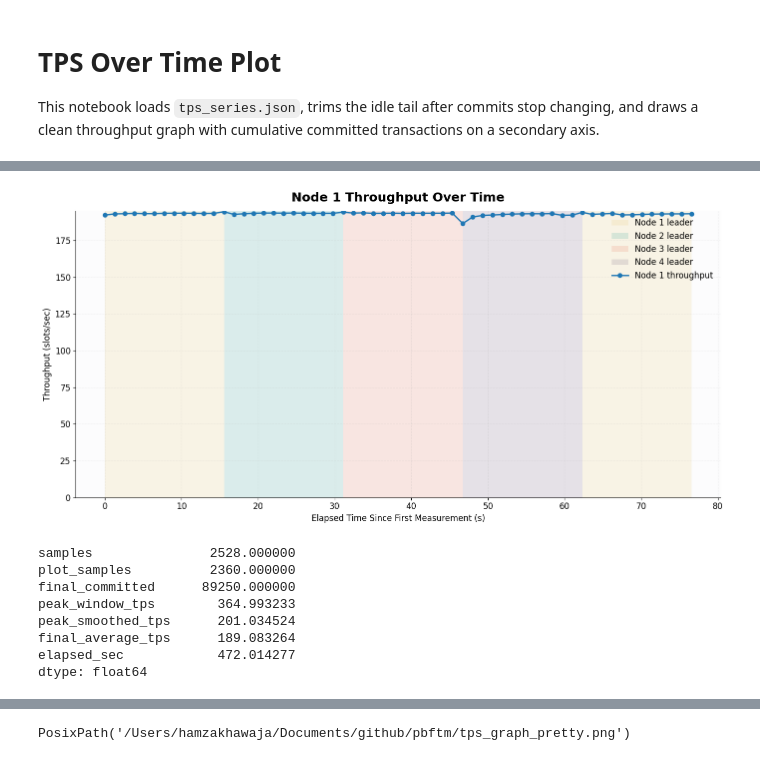
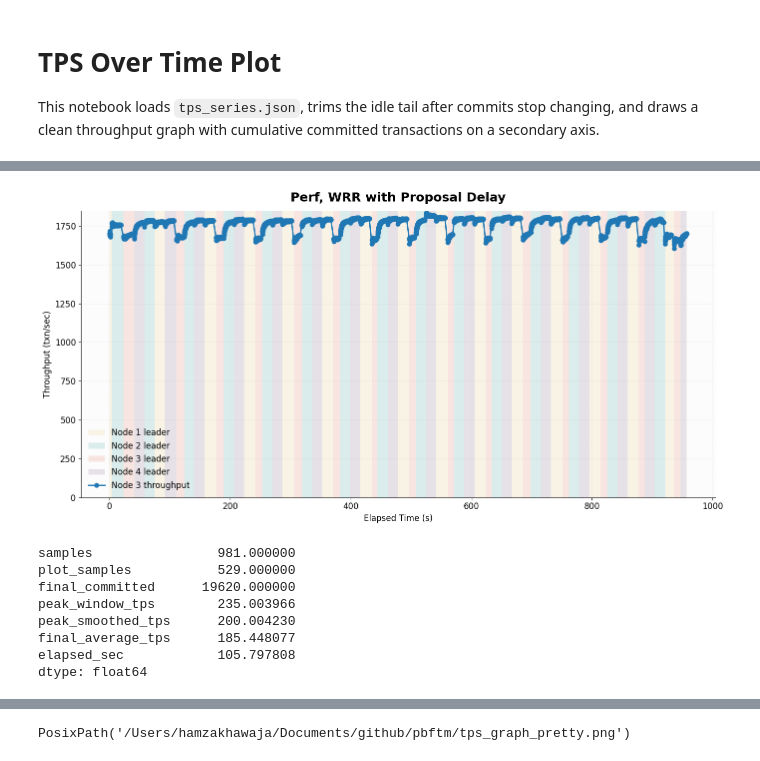
Before and after one commit to Michael112233/pbft, a Jupyter notebook: plot_tps_series.ipynb, the cells around one changed output, grey strips where cells are left out. Saved outputs shown, nothing was run; the diff lists cells and outputs as text; code cells hidden in the pictures.

```diff
--- a/plot_tps_series.ipynb
+++ b/plot_tps_series.ipynb
@@ -23,17 +23,35 @@ plt.rcParams.update({
 })
 # %%
 # Change this to pick which node throughput CSV to plot.
-node_id = 1
+node_id = 3
 
-throughput_csv_path = Path("logs") / f"node_{node_id}_throughput.csv"
+view_start = 20
+
+view_end = 30
+
+throughput_csv_path = Path("p_wrr_perf_dl") / f"node_{node_id}_throughput.csv"
 assert throughput_csv_path.exists(), f"Missing file: {throughput_csv_path.resolve()}"
 
 throughput_df = pd.read_csv(throughput_csv_path)
 throughput_df["time"] = pd.to_datetime(throughput_df["time"])
-throughput_df = throughput_df.sort_values("time").reset_index(drop=True)
+
+throughput_df = throughput_df.sort_values(["time"]).reset_index(drop=True)
+
+# Remove the first 3 seconds of measurements from each view.
+throughput_df = throughput_df[throughput_df["elapsed_seconds"] >= 2].copy()
+throughput_df = throughput_df.reset_index(drop=True)
+
+# throughput_df = throughput_df[
+#     throughput_df["view"].between(view_start, view_end)
+# ].copy()
+
+
+
 throughput_df["elapsed_from_first_sec"] = (
     throughput_df["time"] - throughput_df["time"].iloc[0]
 ).dt.total_seconds()
+
+# throughput_df.to_csv(f"logs/node_{node_id}_throughput_cleaned.csv", index=False)
 
 display(throughput_df.head())
 
@@ -82,9 +100,9 @@ ax.plot(
     label=f"Node {node_id} throughput",
 )
 
-ax.set_title(f"Node {node_id} Throughput Over Time", fontsize=18, weight="bold", pad=14)
-ax.set_xlabel("Elapsed Time Since First Measurement (s)")
-ax.set_ylabel("Throughput (slots/sec)")
+ax.set_title(f"Perf, WRR with Proposal Delay", fontsize=18, weight="bold", pad=14)
+ax.set_xlabel("Elapsed Time (s)")
+ax.set_ylabel("Throughput (txn/sec)")
 ax.set_ylim(bottom=0)
 ax.legend(frameon=False)
 
@@ -100,6 +118,6 @@ plt.show()
-[figure, old version]
+[figure, new version]
 # %%
-json_path = Path("perfxo.json")
+json_path = Path("check.json")
 assert json_path.exists(), f"Missing file: {json_path.resolve()}"
 
 with json_path.open() as f:
@@ -130,13 +148,13 @@ summary = {
 
 pd.Series(summary)
 # %% [output]
-samples               2528.000000
-plot_samples          2360.000000
-final_committed      89250.000000
-peak_window_tps        364.993233
-peak_smoothed_tps      201.034524
-final_average_tps      189.083264
-elapsed_sec            472.014277
+samples                981.000000
+plot_samples           529.000000
+final_committed      19620.000000
+peak_window_tps        235.003966
+peak_smoothed_tps      200.004230
+final_average_tps      185.448077
+elapsed_sec            105.797808
 dtype: float64
 # %%
 fig, ax1 = plt.subplots()
```
Also changed, not shown: parts of 2 cells of this notebook, 9 other files.
